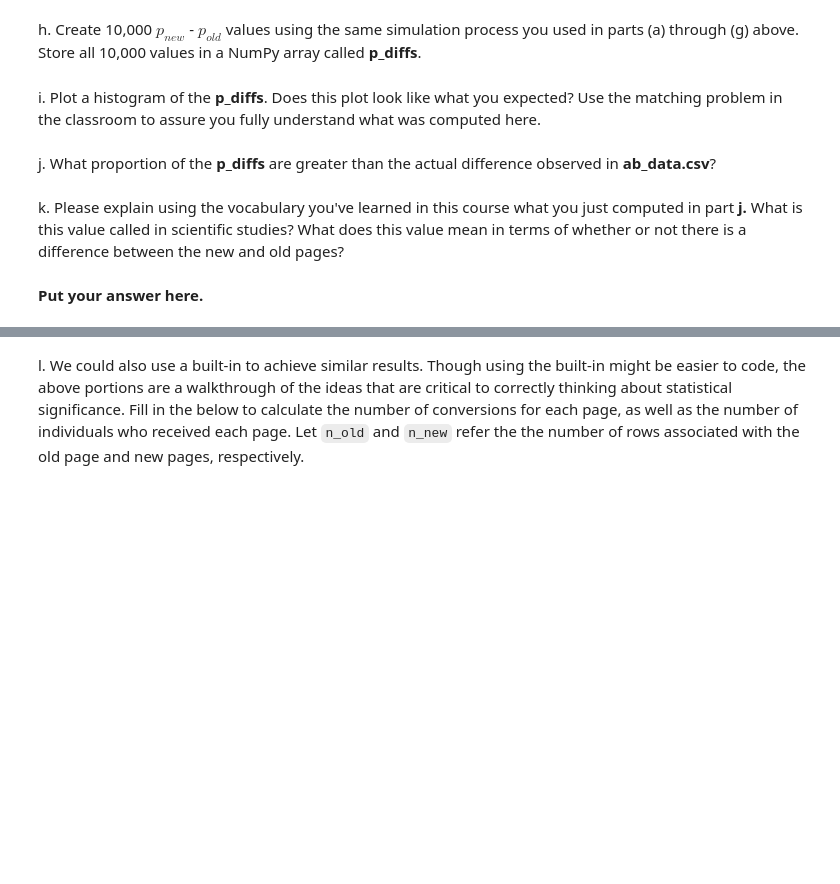
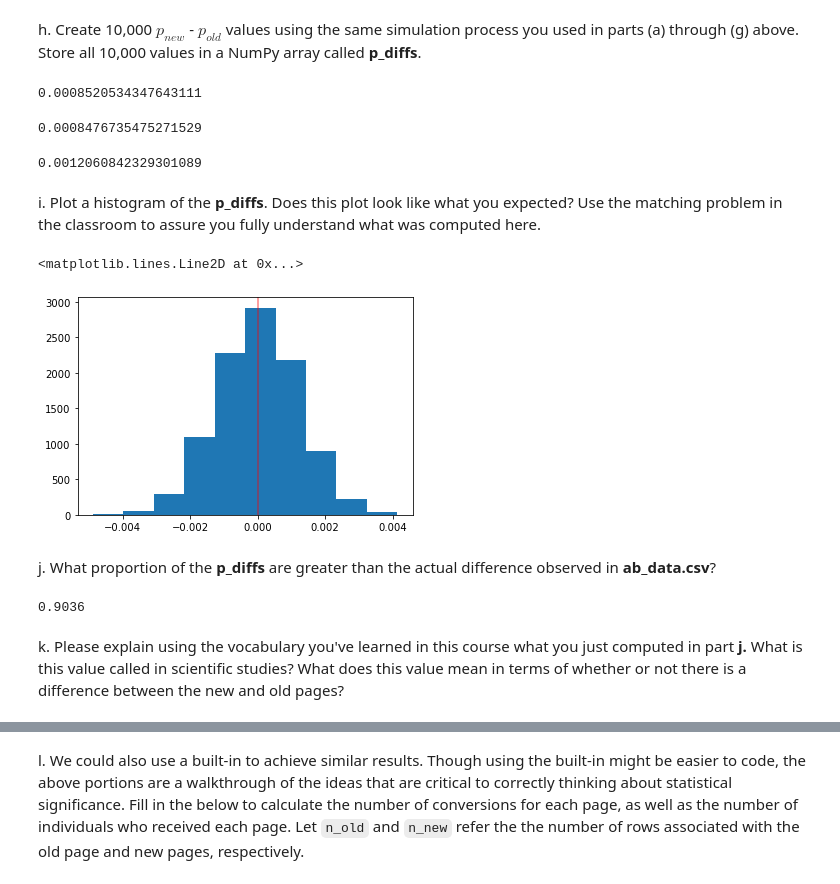
Before and after one commit to sjohnp2112/Analyze-A-B-Test, a Jupyter notebook: Analyze_ab_test_results_notebook.ipynb, the cells around one changed output, grey strips where cells are left out. Cells and saved outputs as stored; diff of their text form; code cells hidden in the pictures; blank space fills up the shorter version.

```diff
--- a/Analyze_ab_test_results_notebook.ipynb
+++ b/Analyze_ab_test_results_notebook.ipynb
@@ -211,7 +216,7 @@ p_old
 # %% [markdown]
 c. What is $n_{new}$, the number of individuals in the treatment group?
 # %%
-n_new = df2.query('group == "treatment"').count()
+n_new = df2.query('group == "treatment"').count()[0]
 n_new
 #145310
 # %% [output]
@@ -224,7 +224,7 @@ dtype: int64
 # %% [markdown]
 d. What is $n_{old}$, the number of individuals in the control group?
 # %%
-n_old = df2.query('group == "control"').count()
+n_old = df2.query('group == "control"').count()[0]
 n_old
 #145274
 # %% [output]
@@ -247,10 +252,45 @@ g. Find $p_{new}$ - $p_{old}$ for your simulated values from part (e) and (f).
 # %% [markdown]
 h. Create 10,000 $p_{new}$ - $p_{old}$ values using the same simulation process you used in parts (a) through (g) above. Store all 10,000 values in a NumPy array called **p_diffs**.
+# %%
+p_diffs = []
+bootstr_np_mean = []
+bootstr_op_mean = []
+
+for _ in range(10000):
+    bootstr_np = np.random.choice([1,0], size=n_new, p=[p_new, 1-p_new])
+    bootstr_op = np.random.choice([1,0], size=n_old, p=[p_old, 1-p_old])
+    bootstr_np_mean.append(bootstr_np.mean())
+    bootstr_op_mean.append(bootstr_op.mean())
+    p_diffs.append(bootstr_np.mean() - bootstr_op.mean())
+# %%
+np.std(bootstr_np_mean)
+# %% [output]
+0.0008520534347643111
+# %%
+np.std(bootstr_op_mean)
+# %% [output]
+0.0008476735475271529
+# %%
+np.std(p_diffs)
+# %% [output]
+0.0012060842329301089
 # %% [markdown]
 i. Plot a histogram of the **p_diffs**.  Does this plot look like what you expected?  Use the matching problem in the classroom to assure you fully understand what was computed here.
+# %%
+p_diffs = np.array(p_diffs)
+plt.hist(p_diffs)
+plt.axvline(p_diffs.mean(), c='r', alpha=0.5)
+# %% [output]
+<matplotlib.lines.Line2D at 0x...>
+[figure, added]
 # %% [markdown]
 j. What proportion of the **p_diffs** are greater than the actual difference observed in **ab_data.csv**?
+# %%
+actual_diff = df2.query('landing_page == "new_page"')['converted'].mean() - \
+              df2.query('landing_page == "old_page"')['converted'].mean()
+
+(p_diffs > actual_diff).mean()
+# %% [output]
+0.9036
 # %% [markdown]
 k. Please explain using the vocabulary you've learned in this course what you just computed in part **j.**  What is this value called in scientific studies?  What does this value mean in terms of whether or not there is a difference between the new and old pages?
-# %% [markdown]
-**Put your answer here.**
```
Also changed, not shown: parts of 12 cells of this notebook.
